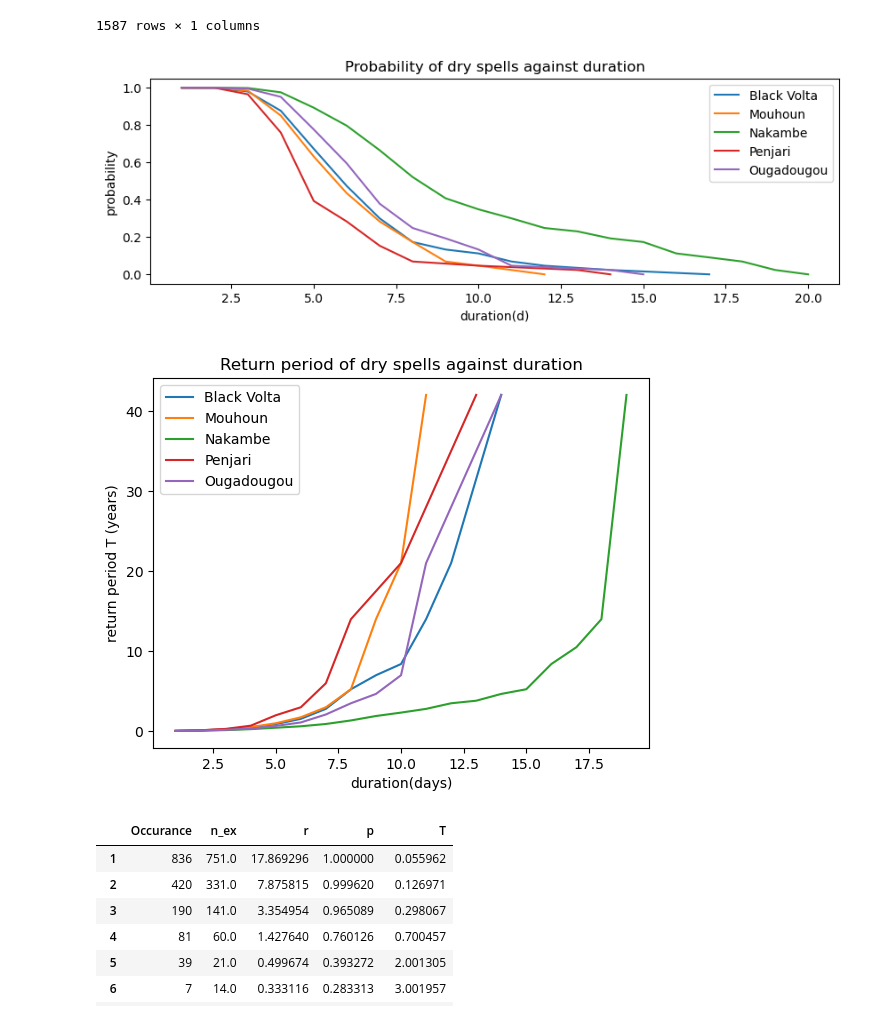
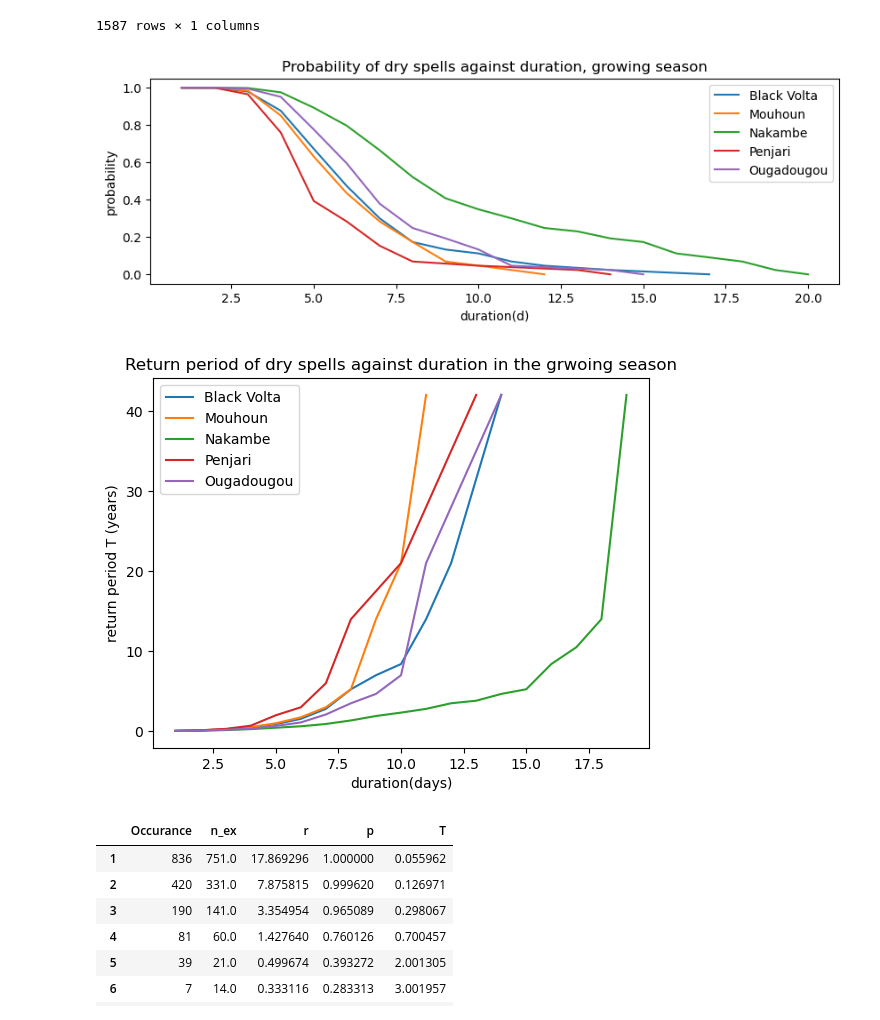
Before and after one commit to Daafip/Volta-burkina-faso, a Jupyter notebook: data/rainfall data volta/Data_hydrologu_BF.ipynb, the cells around one changed output. Cells and saved outputs as stored; diff of their text form; code cells hidden in the pictures.

```diff
--- a/data/rainfall data volta/Data_hydrologu_BF.ipynb
+++ b/data/rainfall data volta/Data_hydrologu_BF.ipynb
@@ -346,25 +311,25 @@ plt.plot(Mou_DF_gs.loc[:,'p'], label = 'Mouhoun')
 plt.plot(Nak_DF_gs.loc[:,'p'], label = 'Nakambe')
 plt.plot(Pen_DF_gs.loc[:,'p'], label = 'Penjari')
 plt.plot(Oug_DF_gs.loc[:,'p'], label = 'Ougadougou')
-plt.title('Probability of dry spells against duration')
+plt.title('Probability of dry spells against duration, growing season')
 plt.xlabel('duration(d)')
 plt.ylabel('probability')
 plt.legend();
 # %% [output]
-[figure, old version]
+[figure, new version]
 # %%
 # plotting the return period against the duration
 plt.plot(BV_DF_gs.loc[:,'T'], label = 'Black Volta')
 plt.plot(Mou_DF_gs.loc[:,'T'], label = 'Mouhoun')
 plt.plot(Nak_DF_gs.loc[:,'T'], label = 'Nakambe')
 plt.plot(Pen_DF_gs.loc[:,'T'], label = 'Penjari')
 plt.plot(Oug_DF_gs.loc[:,'T'], label = 'Ougadougou')
-plt.title('Return period of dry spells against duration')
+plt.title('Return period of dry spells against duration in the grwoing season')
 plt.xlabel('duration(days)')
 plt.ylabel('return period T (years)')
 plt.legend();
 # %% [output]
-[figure, old version]
+[figure, new version]
 # %%
 #show datafram of one station
 Pen_DF_gs
```
Also changed, not shown: parts of 14 cells of this notebook, 1 other file.
